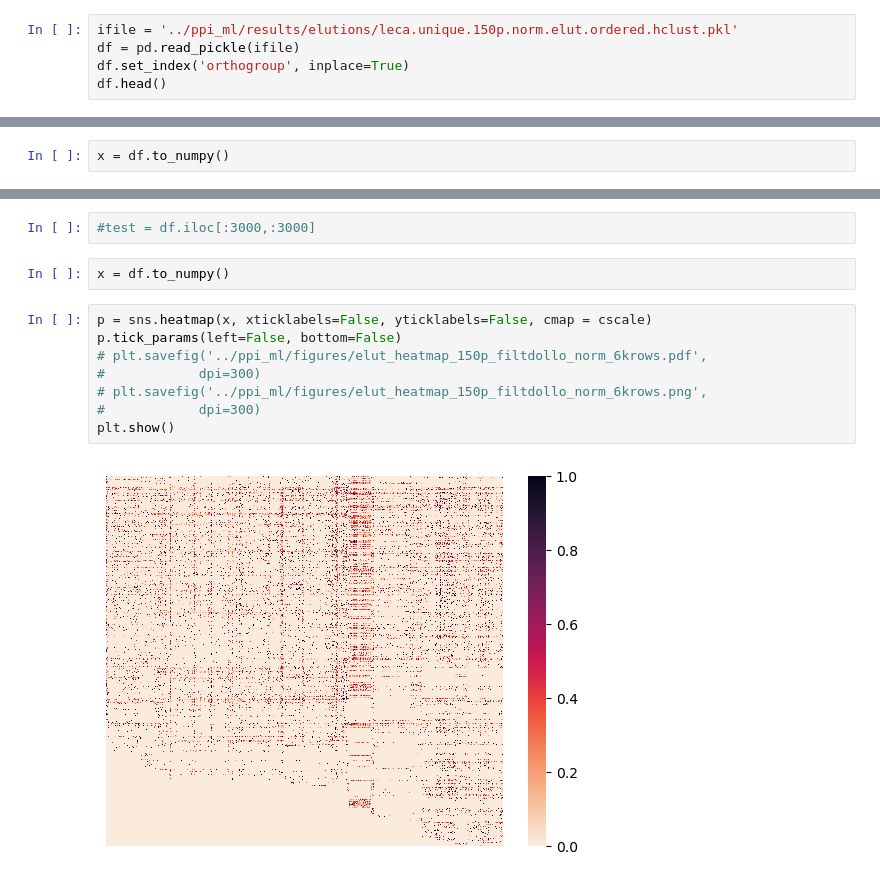
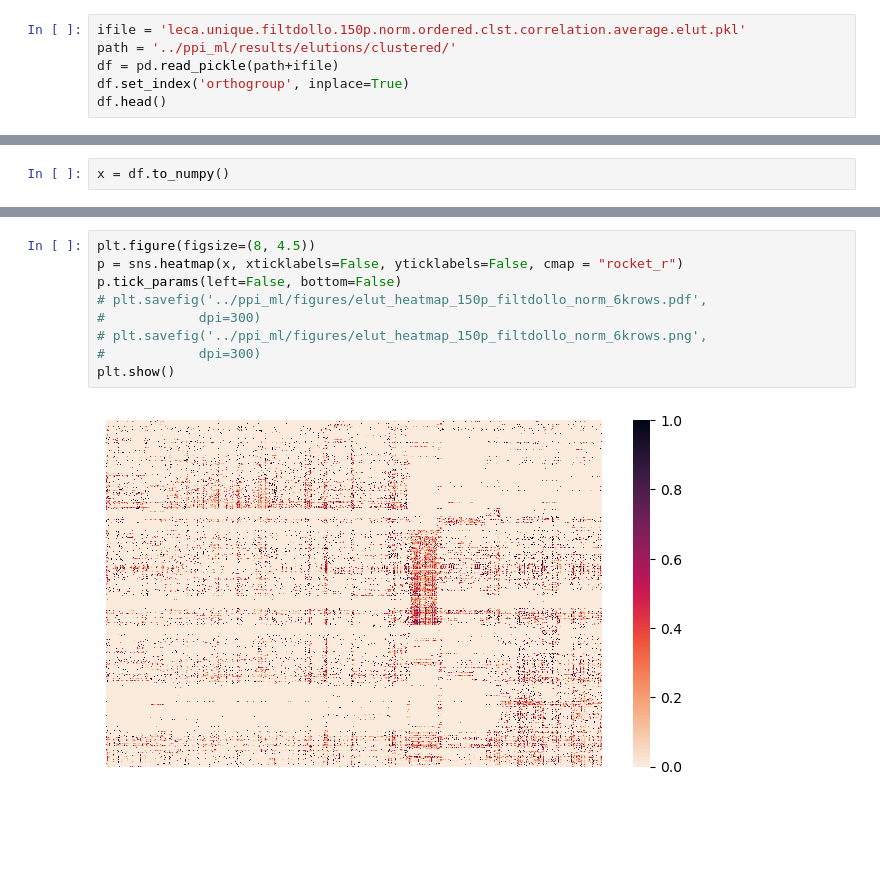
Before and after one commit to marcottelab/leca-proteomics, a Jupyter notebook: notebooks/plot_heatmap.ipynb, the cells around one changed output, grey strips where cells are left out. Drawn from its saved outputs; the diff is of its cells as text; blank space fills up the shorter version.

```diff
--- a/notebooks/plot_heatmap.ipynb
+++ b/notebooks/plot_heatmap.ipynb
@@ -26,6 +74,7 @@ plt.show()
 # %%
-ifile = '../ppi_ml/results/elutions/leca.unique.150p.norm.elut.ordered.hclust.pkl'
-df = pd.read_pickle(ifile)
+ifile = 'leca.unique.filtdollo.150p.norm.ordered.clst.correlation.average.elut.pkl'
+path = '../ppi_ml/results/elutions/clustered/'
+df = pd.read_pickle(path+ifile)
 df.set_index('orthogroup', inplace=True)
 df.head()
 # %% [output]
@@ -68,14 +102,11 @@ df.head()
-# %%
-#test = df.iloc[:3000,:3000]
-# %%
-x = df.to_numpy()
 # %%
-p = sns.heatmap(x, xticklabels=False, yticklabels=False, cmap = cscale)
+plt.figure(figsize=(8, 4.5))
+p = sns.heatmap(x, xticklabels=False, yticklabels=False, cmap = "rocket_r")
 p.tick_params(left=False, bottom=False)
 # plt.savefig('../ppi_ml/figures/elut_heatmap_150p_filtdollo_norm_6krows.pdf',
 #            dpi=300)
 # plt.savefig('../ppi_ml/figures/elut_heatmap_150p_filtdollo_norm_6krows.png',
 #            dpi=300)
 plt.show()
 # %% [output]
-[figure, old version]
+[figure, new version]
```
Also changed, not shown: parts of 13 cells of this notebook, 2 other files.
